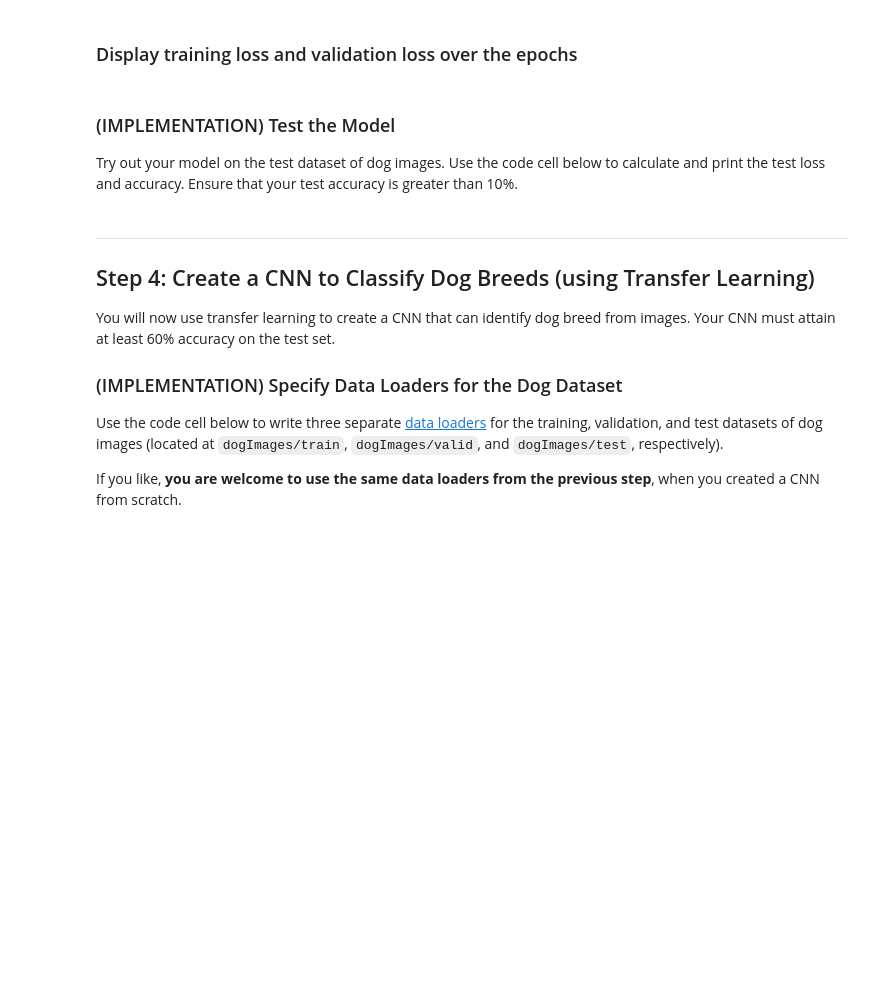
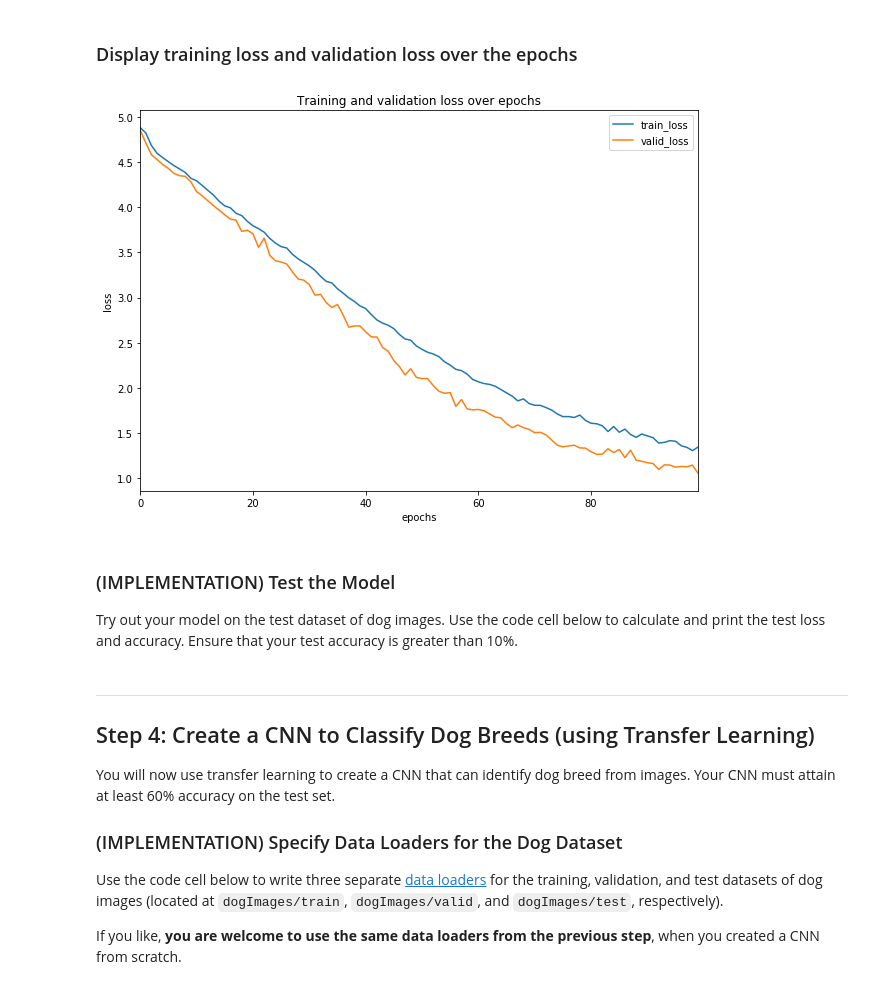
Before and after one commit to BayTown/UD-MLND-Dog-Breed-Classifier, a Jupyter notebook: dog_app.ipynb, the cells around one changed output. Saved outputs shown, nothing was run; the diff lists cells and outputs as text; code cells hidden in the pictures; blank space fills up the shorter version.

```diff
--- a/dog_app.ipynb
+++ b/dog_app.ipynb
@@ -562,7 +555,7 @@ def train(n_epochs, loaders, model, optimizer, criterion, use_cuda, save_path):
     valid_loss_min = np.Inf
 
     # Dataframe to save training loss and validation loss over epochs
-    df_hist = pd.DataFrame(columns=['epoch', 'train_loss', 'valid_loss'])
+    df_hist = pd.DataFrame(columns=['train_loss', 'valid_loss'])
 
     for epoch in range(1, n_epochs+1):
         # initialize variables to monitor training and validation loss
@@ -617,7 +610,7 @@ def train(n_epochs, loaders, model, optimizer, criterion, use_cuda, save_path):
             ))
 
         # Save epoch, train_loss and valid_loss in the Dataframe
-        df_hist = df_hist.append({'epoch':epoch, 'train_loss':train_loss, 'valid_loss':valid_loss}, ignore_index=True)
+        df_hist = df_hist.append({'train_loss':train_loss.item(), 'valid_loss':valid_loss.item()}, ignore_index=True)
 
         ## TODO: save the model if validation loss has decreased
         if valid_loss < valid_loss_min:
@@ -659,3 +654,16 @@ df_hist.to_csv('history_training.csv', index=None, header=True)
+# %%
+#df_hist.to_csv('history_training.csv', header=True)
+# Convert tensor values to float values in the Dataframe
+#for index, row in df_hist.iterrows():
+#    row['train_loss'] = row['train_loss'].item()
+#    row['valid_loss'] = row['valid_loss'].item()
+
+fig = df_hist.plot(figsize=(10,7), title='Training and validation loss over epochs')
+fig.set_xlabel('epochs')
+fig.set_ylabel('loss')
+fig.get_figure().savefig('images/chart_train_loss.png')
+# %% [output]
+[figure, added]
 # %% [markdown]
 ### (IMPLEMENTATION) Test the Model
 
```
Also changed, not shown: parts of 4 cells of this notebook, 8 other files.
